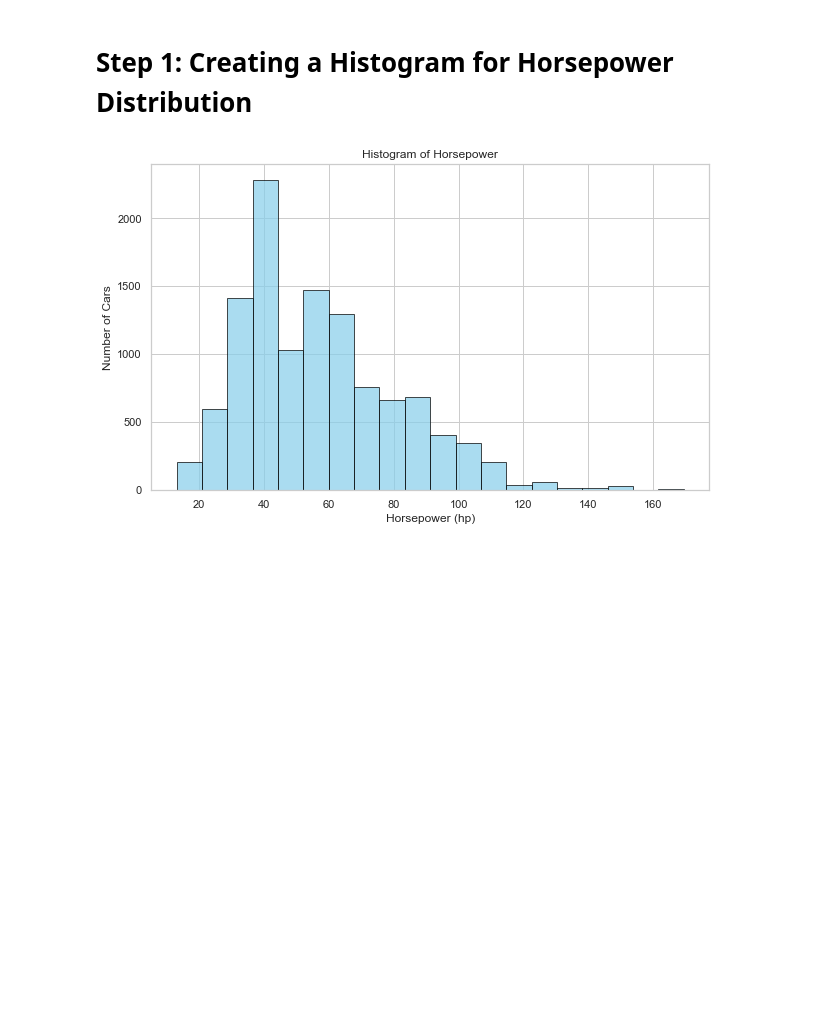
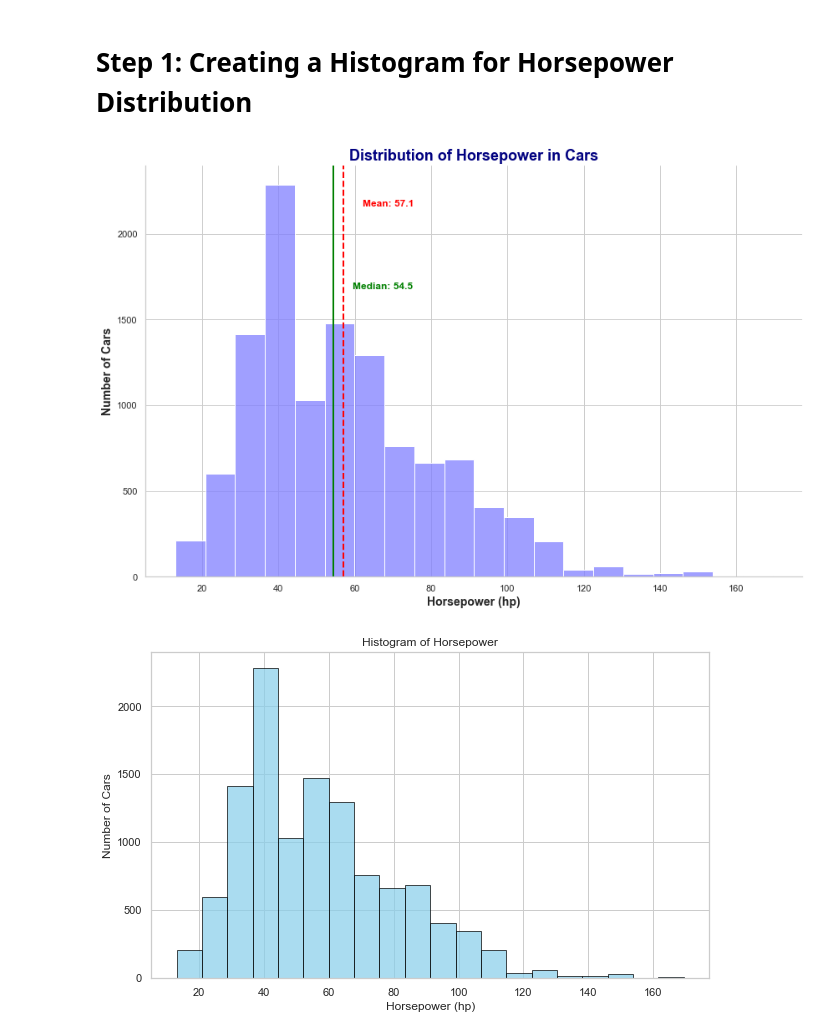
Before and after one commit to Mert264/Bachelorproject, a Jupyter notebook: Kode_Brugbart.ipynb, the cells around one changed output. Drawn from its saved outputs; the diff is of its cells as text; code cells hidden in the pictures; blank space fills up the shorter version.

```diff
--- a/Kode_Brugbart.ipynb
+++ b/Kode_Brugbart.ipynb
@@ -153,6 +206,44 @@ Forholde sig mere til figurerne:
 - Tyskland kører på flest hestekrafter, mens frankrig og italien kører på dem med lavest.
 # %% [markdown]
 # Step 1: Creating a Histogram for Horsepower Distribution
+# %%
+import matplotlib.pyplot as plt
+import seaborn as sns
+
+# Assuming `cars['hp']` is available in your environment
+hp_data = cars['hp']  # replace with actual horsepower data
+
+plt.figure(figsize=(12, 8))
+
+# Use seaborn's style
+sns.set_style('whitegrid')
+
+# Use a seaborn color palette and edgecolor for a modern look
+sns.histplot(hp_data, bins=20, kde=False, color=sns.color_palette('cool', n_colors=1)[0], edgecolor='white')
+
+# Plot mean and median lines
+mean_val = hp_data.mean()
+median_val = hp_data.median()
+plt.axvline(mean_val, color='red', linestyle='--', linewidth=2)
+plt.axvline(median_val, color='green', linestyle='-', linewidth=2)
+
+# Add annotations for mean and median
+plt.text(mean_val + 5, plt.ylim()[1] * 0.9, f'Mean: {mean_val:.1f}', color='red', fontweight='bold')
+plt.text(median_val + 5, plt.ylim()[1] * 0.7, f'Median: {median_val:.1f}', color='green', fontweight='bold')
+
+# Set title and labels with enhanced styling
+plt.title('Distribution of Horsepower in Cars', fontsize=18, fontweight='bold', color='navy')
+plt.xlabel('Horsepower (hp)', fontsize=14, fontweight='bold')
+plt.ylabel('Number of Cars', fontsize=14, fontweight='bold')
+
+# Remove the top and right spines for a cleaner look
+sns.despine()
+
+# Show the plot
+plt.tight_layout()
+plt.show()
+# %% [output]
+[figure, added]
 # %%
 plt.figure(figsize=(10, 6))
 plt.hist(cars['hp'], bins=20, color='skyblue', edgecolor='black', alpha=0.7)
```
Also changed, not shown: parts of 53 cells of this notebook, 5 other files.
